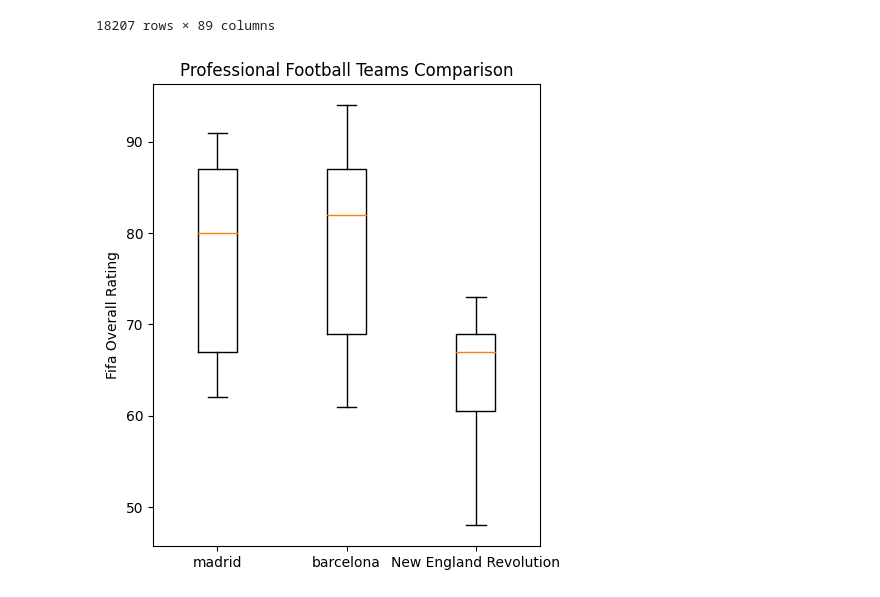
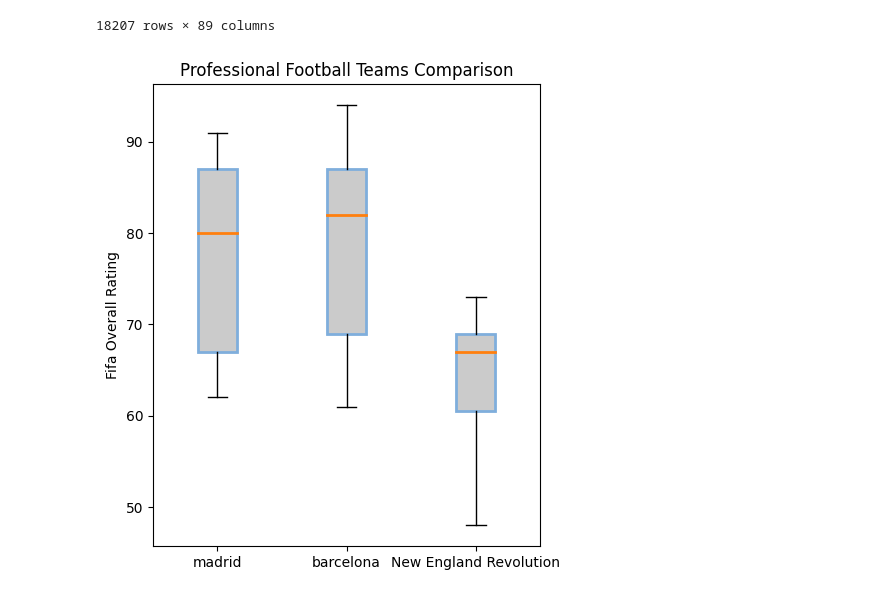
Before and after one commit to web-wizard-web/Python_for_AI_and_ML, a Jupyter notebook: Matplotlib/matplotlib.ipynb, the cells around one changed output. Drawn from its saved outputs; the diff is of its cells as text; code cells hidden in the pictures.

Commit message:
adding the boxes and whiskers chart to the matplotlib

```diff
--- a/Matplotlib/matplotlib.ipynb
+++ b/Matplotlib/matplotlib.ipynb
@@ -513,20 +513,28 @@ fifa
 # %%
 # Using boxplot to comapre two teams
 plt.style.use("default")
 
 plt.figure(figsize=(5,6))
 
 
 barcelona= fifa.loc[fifa.Club== "FC Barcelona"]["Overall"]
 madrid= fifa.loc[fifa.Club== "Real Madrid"]["Overall"]
 revs= fifa.loc[fifa.Club== "New England Revolution"]["Overall"]
 
 labels = ["madrid", "barcelona","New England Revolution"]
-plt.boxplot([madrid,barcelona,revs] ,labels=labels)
+boxes=plt.boxplot([madrid,barcelona,revs] ,labels=labels ,patch_artist=True ,medianprops={"linewidth" : 2}) # it does not
+#recognixe the facecolor property if patch_artist is not set to true
+
+#Set the edge color
+for box in boxes["boxes"]:
+    box.set(color="#7FAEDC", linewidth=2)
+
+    # Change fill color
+    box.set(facecolor="#CBCBCB")
 
 plt.title("Professional Football Teams Comparison")
 plt.ylabel("Fifa Overall Rating")
 
 plt.show()
 # %% [output]
-[figure, old version]
+[figure, new version]
```
